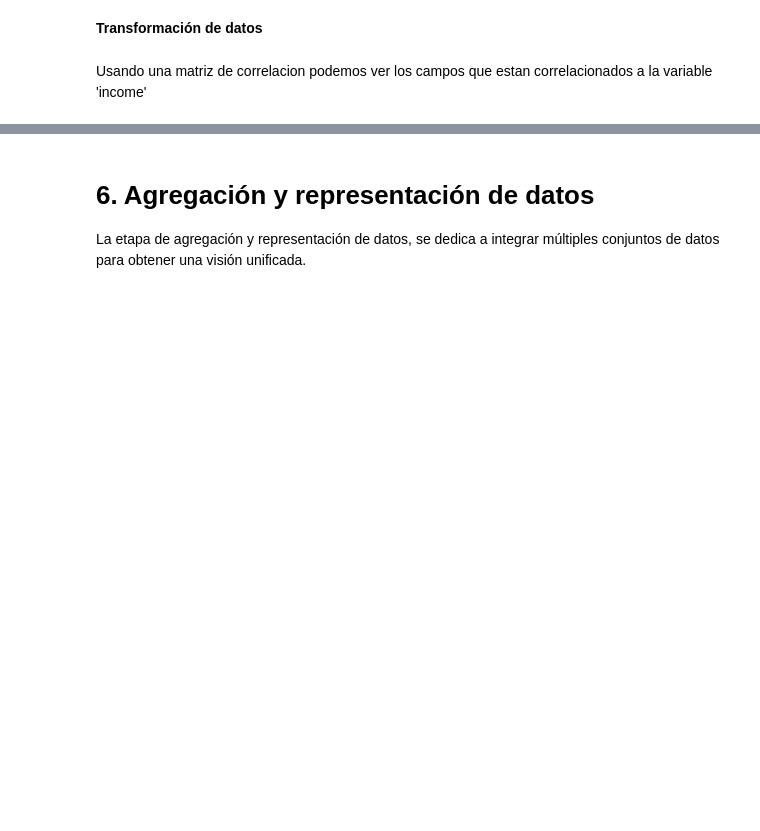
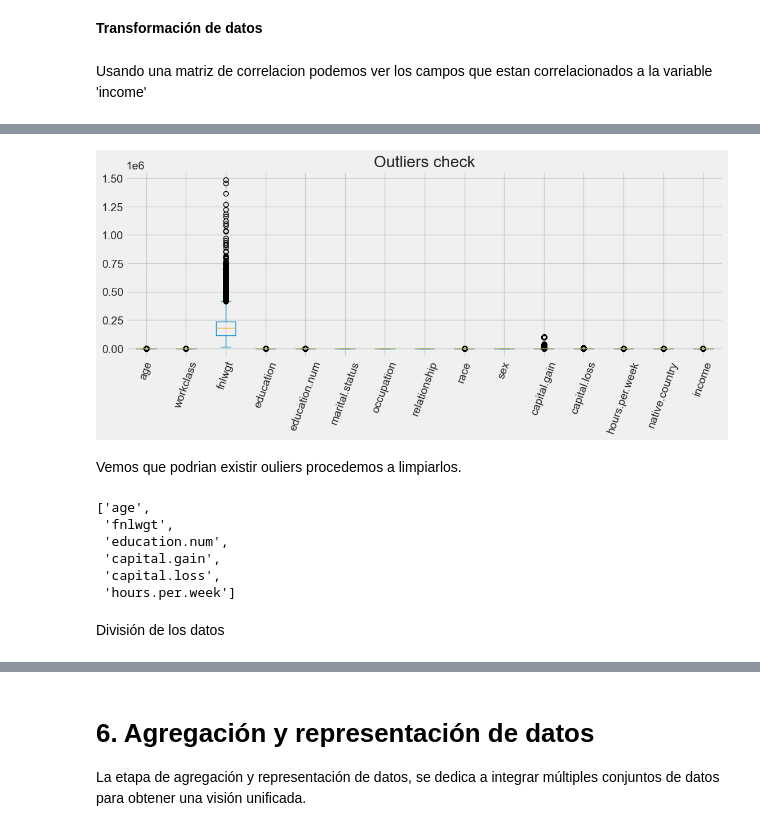
Before and after one commit to Henryxg/maestria2, a Jupyter notebook: Tarea - Tableau.ipynb, the cells around one changed output, grey strips where cells are left out. Saved outputs shown, nothing was run; the diff lists cells and outputs as text; code cells hidden in the pictures; blank space fills up the shorter version.

```diff
--- a/Tarea - Tableau.ipynb
+++ b/Tarea - Tableau.ipynb
@@ -170,0 +169,16 @@ df['incomen'] = df['income'].map({'<=50K': 0, '>50K': 1}).astype(int)
+# %%
+# Transformamos las variables categoricas a numéricas
+cat_columns = ['native.country','workclass','sex','race','relationship','occupation','marital.status','education']
+df[cat_columns]
+for features in df[cat_columns].columns:
+    df[features] = pd.Categorical(df[features]).codes
+# %%
+# Graficamos los valores atípicos
+plt.style.use('fivethirtyeight')
+df.plot(kind='box',figsize=(12,4))
+plt.xticks(rotation=70);
+plt.title('Outliers check');
+# %% [output]
+[figure, added]
+# %% [markdown]
+Vemos que podrian existir ouliers procedemos a limpiarlos.
@@ -170,0 +200,11 @@ df['incomen'] = df['income'].map({'<=50K': 0, '>50K': 1}).astype(int)
+# %%
+num_columns
+# %% [output]
+['age',
+ 'fnlwgt',
+ 'education.num',
+ 'capital.gain',
+ 'capital.loss',
+ 'hours.per.week']
+# %% [markdown]
+División de los datos
```
Also changed, not shown: parts of 22 cells of this notebook.
